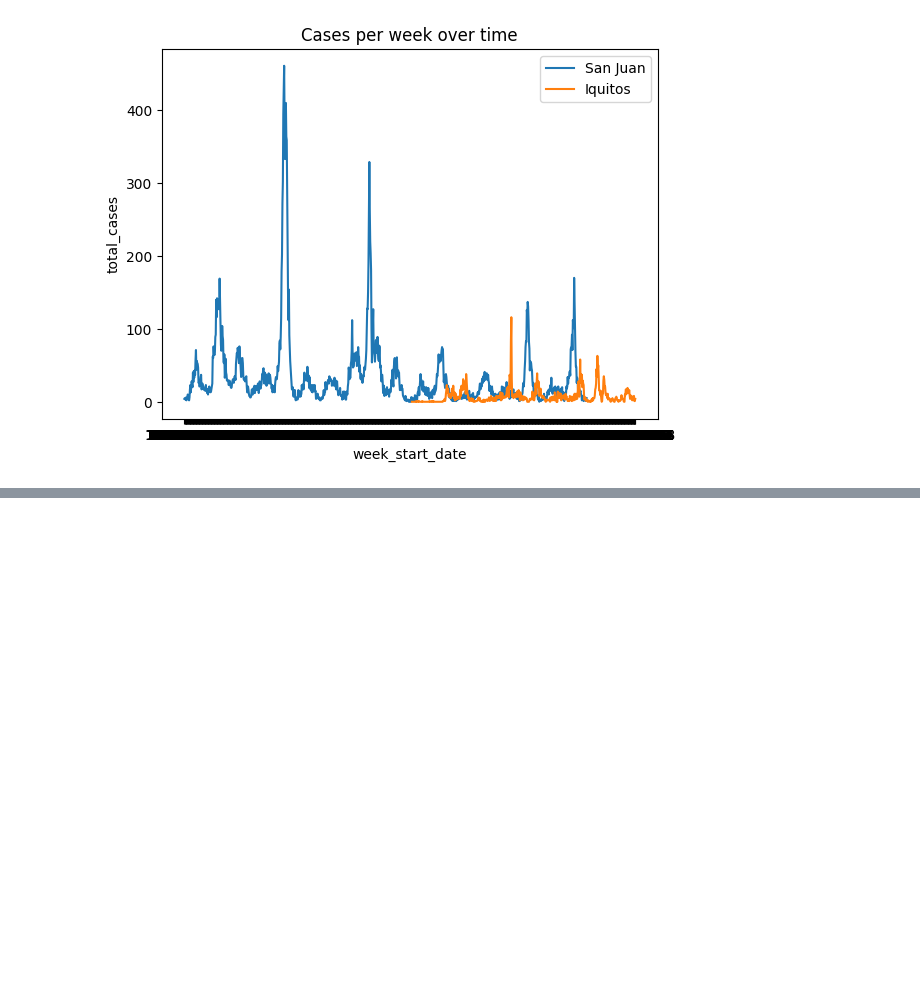
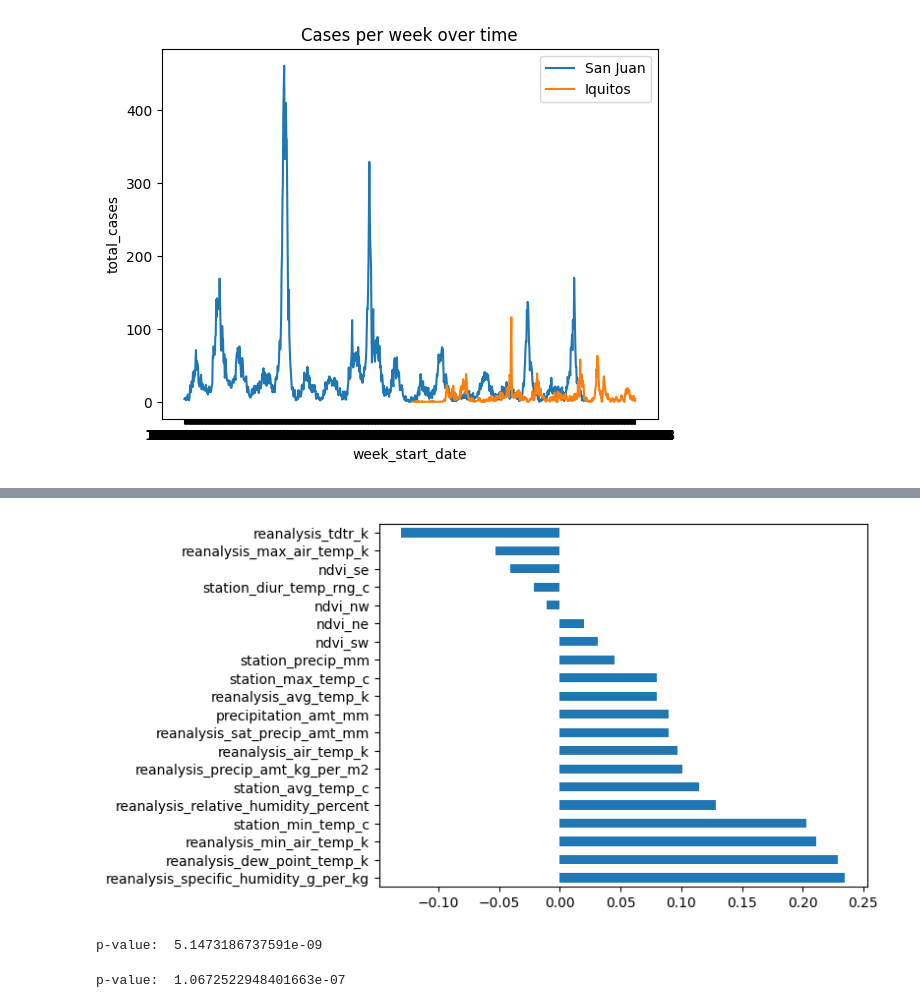
Before and after one commit to oscarschraenkler/DengAI, a Jupyter notebook: notebooks/Oscar's EDA.ipynb, the cells around one changed output, grey strips where cells are left out. Cells and saved outputs as stored; diff of their text form; code cells hidden in the pictures; blank space fills up the shorter version.

```diff
--- a/notebooks/Oscar's EDA.ipynb
+++ b/notebooks/Oscar's EDA.ipynb
@@ -141,0 +216,10 @@ plt.show;
+# %%
+# Iquitos
+(iq_correlations
+     .total_cases
+     .drop('total_cases') # don't compare with myself
+     .sort_values(ascending=False)
+     .plot
+     .barh());
+# %% [output]
+[figure, added]
@@ -141,0 +232,12 @@ plt.show;
+# %%
+from statsmodels.tsa.stattools import adfuller
+
+print('p-value: ', adfuller(data_sj["total_cases"])[1])
+# %% [output]
+p-value:  5.1473186737591e-09
+# %%
+from statsmodels.tsa.stattools import adfuller
+
+print('p-value: ', adfuller(data_iq["total_cases"])[1])
+# %% [output]
+p-value:  1.0672522948401663e-07
```
Also changed, not shown: parts of 22 cells of this notebook.
